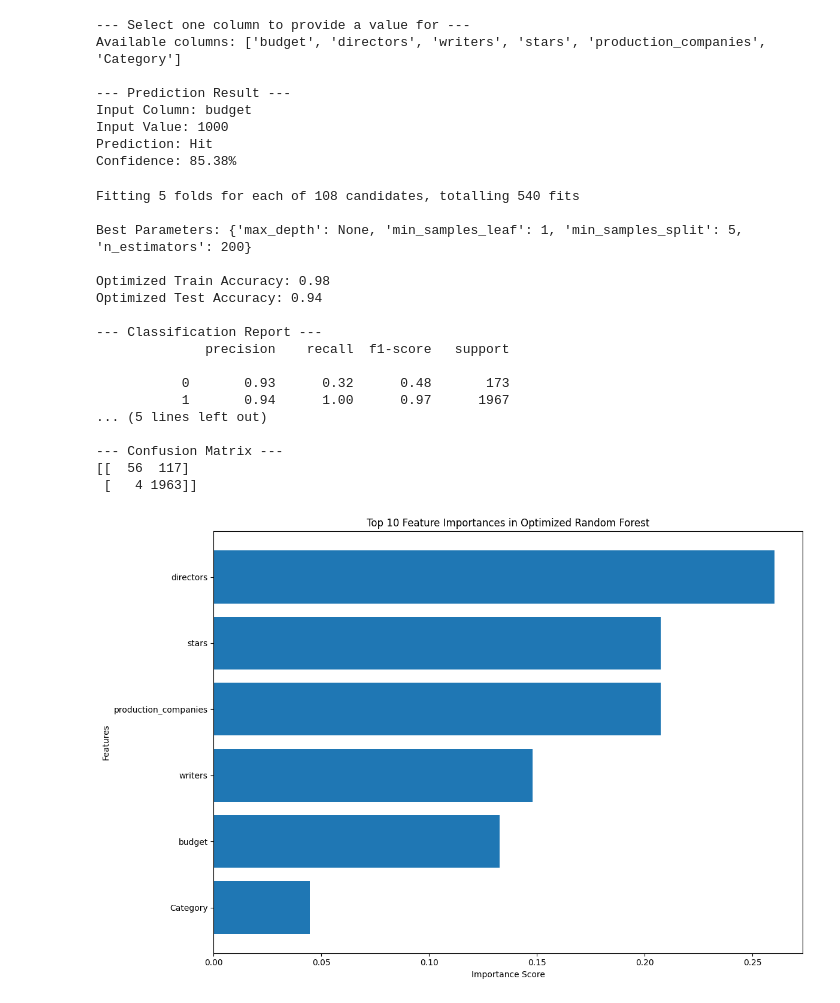
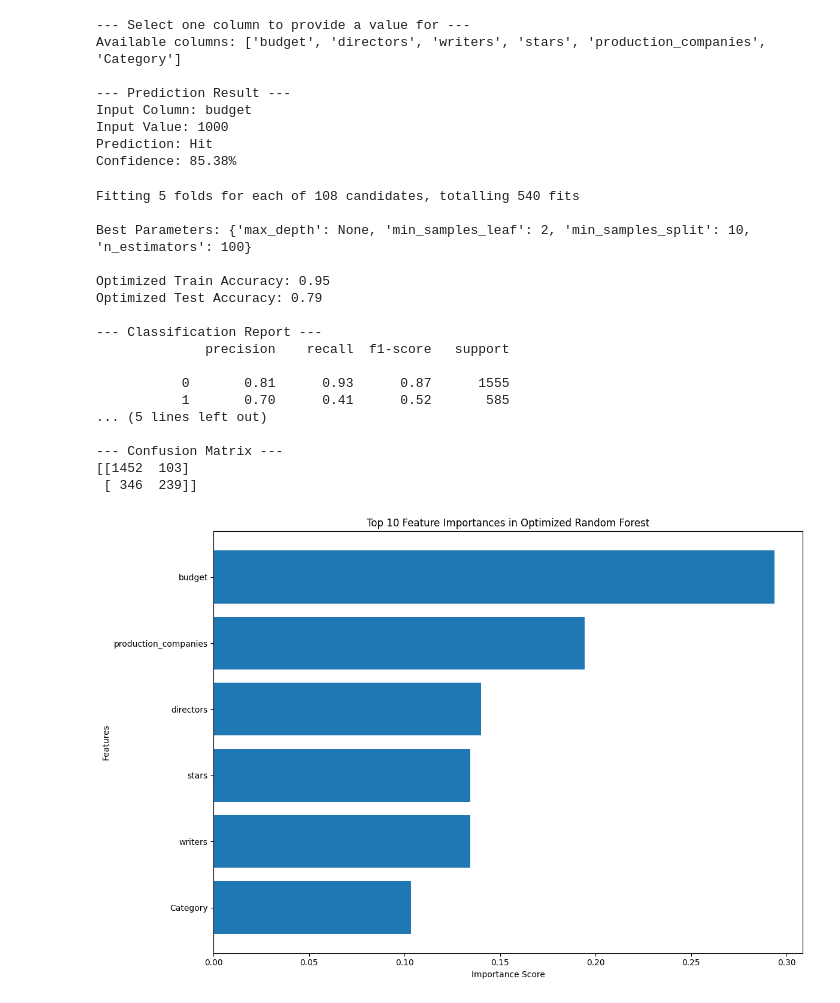
Before and after one commit to Encore-SKN-9/ml_2team, a Jupyter notebook: ys/random_forest.ipynb, the cells around one changed output. Cells and saved outputs as stored; diff of their text form; code cells hidden in the pictures.

```diff
--- a/ys/random_forest.ipynb
+++ b/ys/random_forest.ipynb
@@ -230,7 +230,7 @@ from sklearn.metrics import classification_report, confusion_matrix
 df = pd.read_csv('./data/encoded_movies_data.csv')
 
 # Profit을 기준으로 Hit 여부 생성
-df['Hit'] = (df['Profit'] > 0).astype(int)  # Profit > 0 -> Hit(1), else -> Not Hit(0)
+df['Hit'] = (df['Profit'] >= 100).astype(int)  # Profit > 0 -> Hit(1), else -> Not Hit(0)
 
 # X, y 분리
 X = df.drop(['Profit', 'Hit', 'Year', 'Title', 'Duration', 'MPA'], axis=1)  # 필요없는 컬럼 제거
@@ -279,38 +279,38 @@ print("\n--- Classification Report ---")
 print(classification_report(y_test, y_pred))
 
 print("\n--- Confusion Matrix ---")
 print(confusion_matrix(y_test, y_pred))
 
 # ----------------- 특성 중요도 시각화 ----------------- #
 feature_importances = best_rf_clf.feature_importances_
 sorted_indices = np.argsort(feature_importances)[::-1]
 sorted_features = X.columns[sorted_indices]
 
 plt.figure(figsize=(12, 8))
 plt.barh(sorted_features[:10], feature_importances[sorted_indices][:10])
 plt.gca().invert_yaxis()
 plt.title("Top 10 Feature Importances in Optimized Random Forest")
 plt.xlabel("Importance Score")
 plt.ylabel("Features")
 plt.tight_layout()
 plt.savefig('optimized_random_forest_feature_importances.png')
 plt.show()
 # %% [output]
 Fitting 5 folds for each of 108 candidates, totalling 540 fits
 
-Best Parameters: {'max_depth': None, 'min_samples_leaf': 1, 'min_samples_split': 5, 'n_estimators': 200}
+Best Parameters: {'max_depth': None, 'min_samples_leaf': 2, 'min_samples_split': 10, 'n_estimators': 100}
 
-Optimized Train Accuracy: 0.98
-Optimized Test Accuracy: 0.94
+Optimized Train Accuracy: 0.95
+Optimized Test Accuracy: 0.79
 
 --- Classification Report ---
               precision    recall  f1-score   support
 
-           0       0.93      0.32      0.48       173
-           1       0.94      1.00      0.97      1967
+           0       0.81      0.93      0.87      1555
+           1       0.70      0.41      0.52       585
 ... (5 lines left out)
 
 --- Confusion Matrix ---
-[[  56  117]
- [   4 1963]]
+[[1452  103]
+ [ 346  239]]
-[figure, old version]
+[figure, new version]
```
Also changed, not shown: parts of 1 cell of this notebook, 3 other files.
